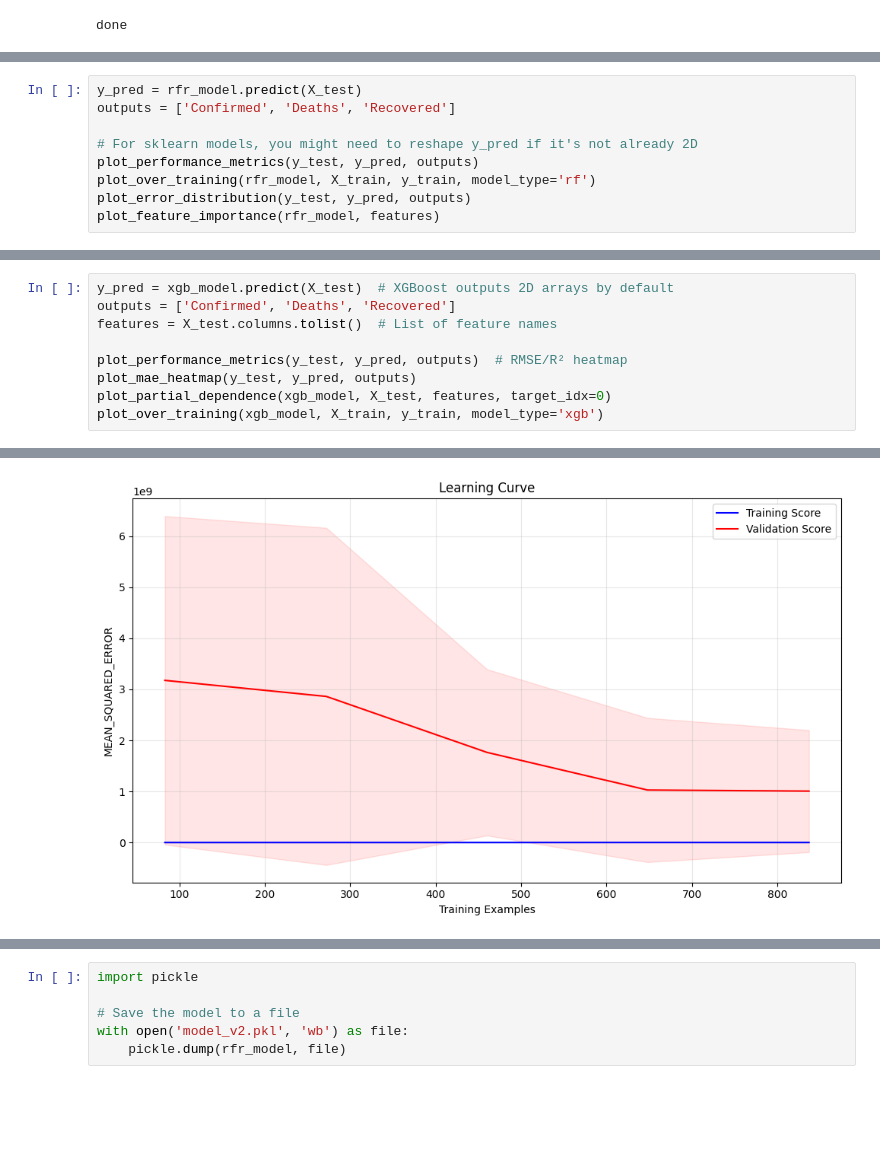
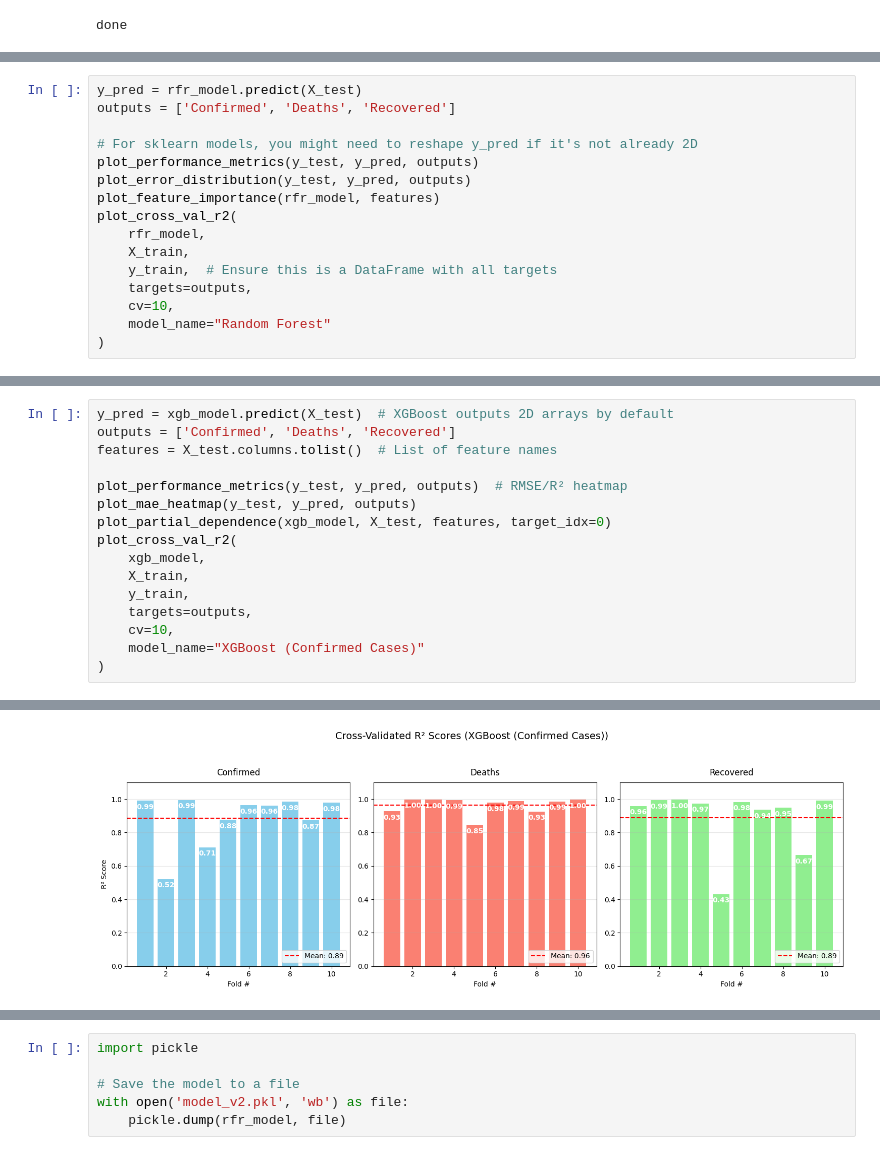
Before and after one commit to Boitapain/MSPR-2, a Jupyter notebook: app/notebook/Modeling.ipynb, the cells around one changed output, grey strips where cells are left out. Cells and saved outputs as stored; diff of their text form; blank space fills up the shorter version.

```diff
--- a/app/notebook/Modeling.ipynb
+++ b/app/notebook/Modeling.ipynb
@@ -561,8 +527,15 @@ outputs = ['Confirmed', 'Deaths', 'Recovered']
 
 # For sklearn models, you might need to reshape y_pred if it's not already 2D
 plot_performance_metrics(y_test, y_pred, outputs)
-plot_over_training(rfr_model, X_train, y_train, model_type='rf')
 plot_error_distribution(y_test, y_pred, outputs)
 plot_feature_importance(rfr_model, features)
+plot_cross_val_r2(
+    rfr_model,
+    X_train,
+    y_train,  # Ensure this is a DataFrame with all targets
+    targets=outputs,
+    cv=10,
+    model_name="Random Forest"
+)
 # %% [output]
 [figure]
@@ -572,17 +544,24 @@ plot_feature_importance(rfr_model, features)
 # %%
 y_pred = xgb_model.predict(X_test)  # XGBoost outputs 2D arrays by default
 outputs = ['Confirmed', 'Deaths', 'Recovered']
 features = X_test.columns.tolist()  # List of feature names
 
 plot_performance_metrics(y_test, y_pred, outputs)  # RMSE/R² heatmap
 plot_mae_heatmap(y_test, y_pred, outputs)
 plot_partial_dependence(xgb_model, X_test, features, target_idx=0)
-plot_over_training(xgb_model, X_train, y_train, model_type='xgb')
+plot_cross_val_r2(
+    xgb_model,
+    X_train,
+    y_train,
+    targets=outputs,
+    cv=10,
+    model_name="XGBoost (Confirmed Cases)"
+)
 # %% [output]
 [figure]
 [figure]
 [figure]
-[figure, old version]
+[figure, new version]
 # %%
 y_pred = keras_model.predict(X_test_scaled)
 outputs = ['Confirmed', 'Deaths', 'Recovered']
```
Also changed, not shown: parts of 3 cells of this notebook.
